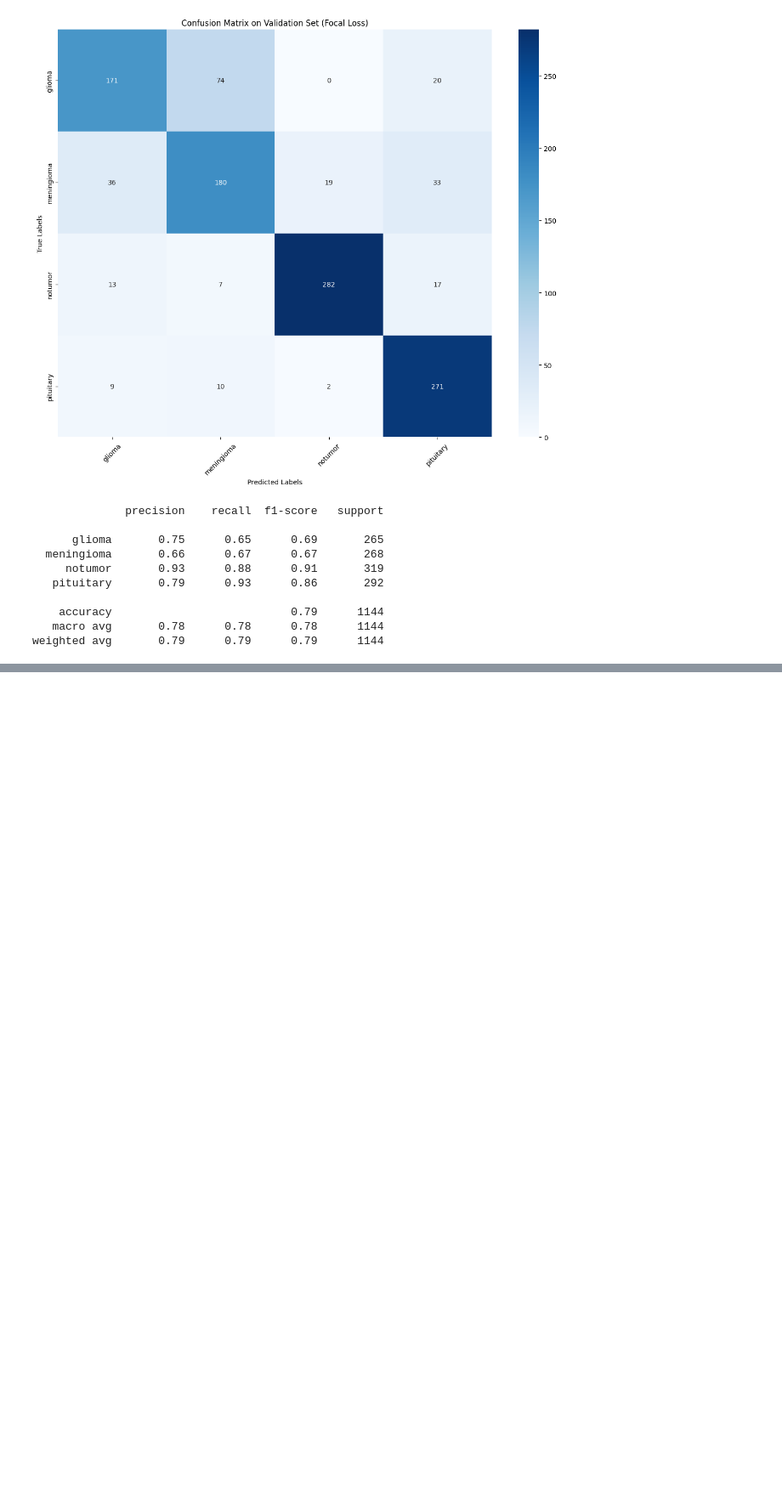
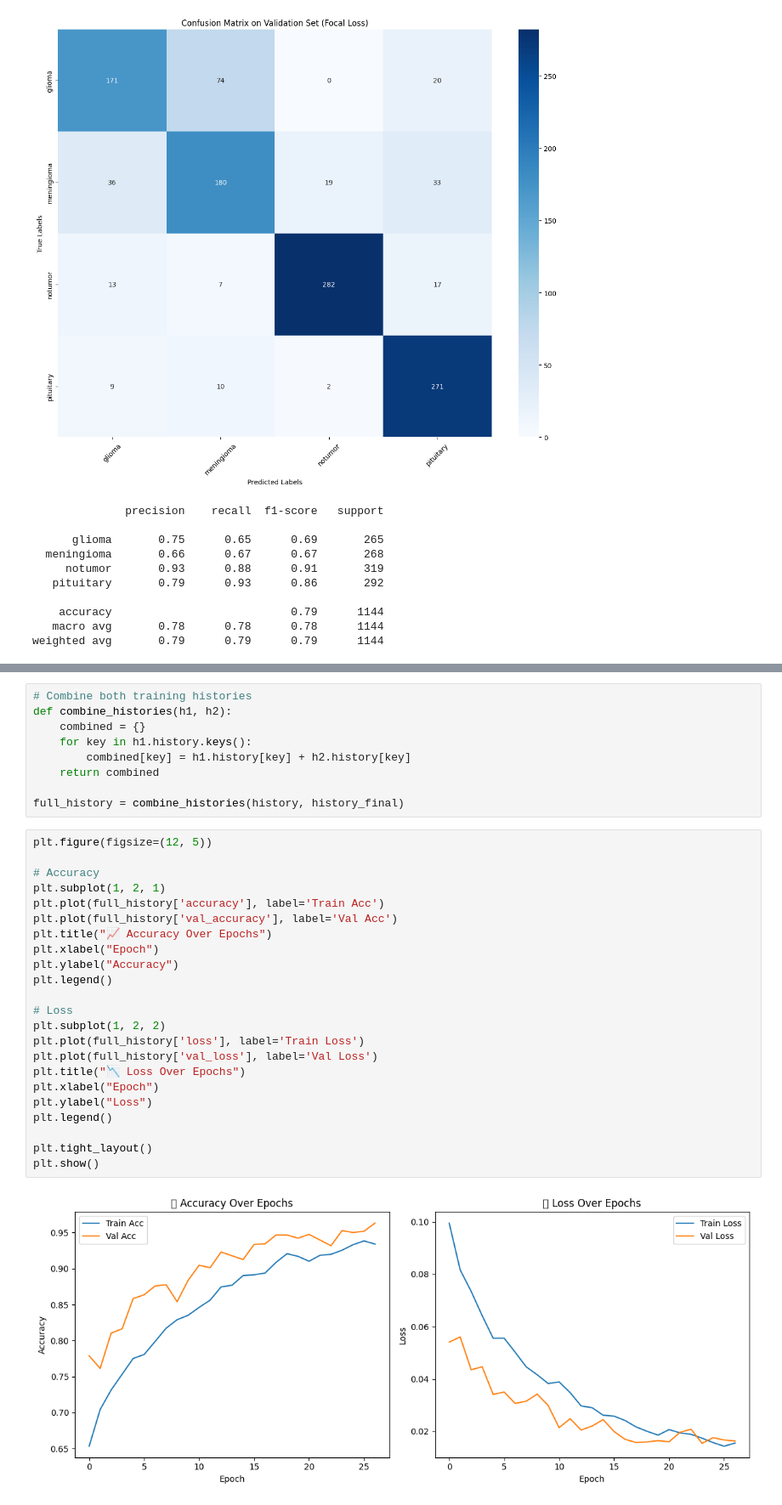
Before and after one commit to Mamoun-04/TumorClassification, a Jupyter notebook: TumorDetection.ipynb, the cells around one changed output, grey strips where cells are left out. Shown at 85% size. Cells and saved outputs as stored; diff of their text form; blank space fills up the shorter version.

```diff
--- a/TumorDetection.ipynb
+++ b/TumorDetection.ipynb
@@ -1397,0 +1639,34 @@ weighted avg       0.79      0.79      0.79      1144
+# %%
+# Combine both training histories
+def combine_histories(h1, h2):
+    combined = {}
+    for key in h1.history.keys():
+        combined[key] = h1.history[key] + h2.history[key]
+    return combined
+
+full_history = combine_histories(history, history_final)
+# %%
+plt.figure(figsize=(12, 5))
+
+# Accuracy
+plt.subplot(1, 2, 1)
+plt.plot(full_history['accuracy'], label='Train Acc')
+plt.plot(full_history['val_accuracy'], label='Val Acc')
+plt.title("📈 Accuracy Over Epochs")
+plt.xlabel("Epoch")
+plt.ylabel("Accuracy")
+plt.legend()
+
+# Loss
+plt.subplot(1, 2, 2)
+plt.plot(full_history['loss'], label='Train Loss')
+plt.plot(full_history['val_loss'], label='Val Loss')
+plt.title("📉 Loss Over Epochs")
+plt.xlabel("Epoch")
+plt.ylabel("Loss")
+plt.legend()
+
+plt.tight_layout()
+plt.show()
+# %% [output]
+[figure, added]
```
Also changed, not shown: parts of 9 cells of this notebook.
